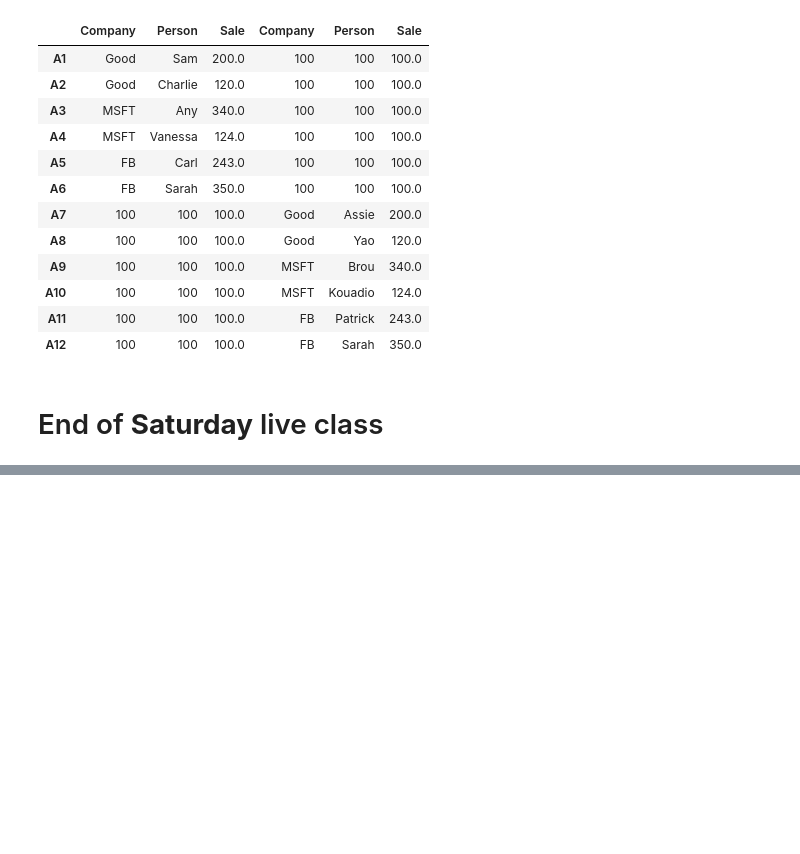
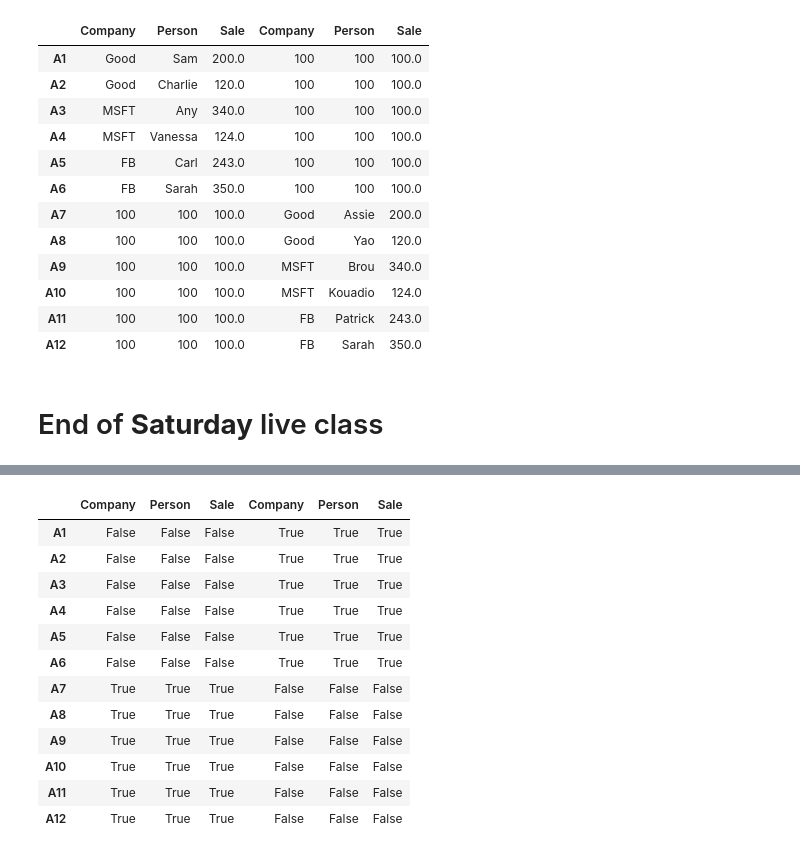
Before and after one commit to olivierla412/data_train_live_classes, a Jupyter notebook: pandas.ipynb, the cells around one changed output, grey strips where cells are left out. Cells and saved outputs as stored; diff of their text form; code cells hidden in the pictures; blank space fills up the shorter version.

```diff
--- a/pandas.ipynb
+++ b/pandas.ipynb
@@ -282,4 +282,4 @@ result_data
 | A11 | FB | Patrick | 243 |
 | A12 | FB | Sarah | 350 |
 # %%
-result_data1 = pd.concat([my_data,my_data1], axis = 1)
+result_data11 = pd.concat([my_data,my_data1], axis = 1)
@@ -321,0 +553,16 @@ result_data1
+# %%
+result_data11.isnull()
+# %% [output]
+|  | Company | Person | Sale | Company | Person | Sale |
+| A1 | False | False | False | True | True | True |
+| A2 | False | False | False | True | True | True |
+| A3 | False | False | False | True | True | True |
+| A4 | False | False | False | True | True | True |
+| A5 | False | False | False | True | True | True |
+| A6 | False | False | False | True | True | True |
+| A7 | True | True | True | False | False | False |
+| A8 | True | True | True | False | False | False |
+| A9 | True | True | True | False | False | False |
+| A10 | True | True | True | False | False | False |
+| A11 | True | True | True | False | False | False |
+| A12 | True | True | True | False | False | False |
```
Also changed, not shown: parts of 35 cells of this notebook, 3 other files.
